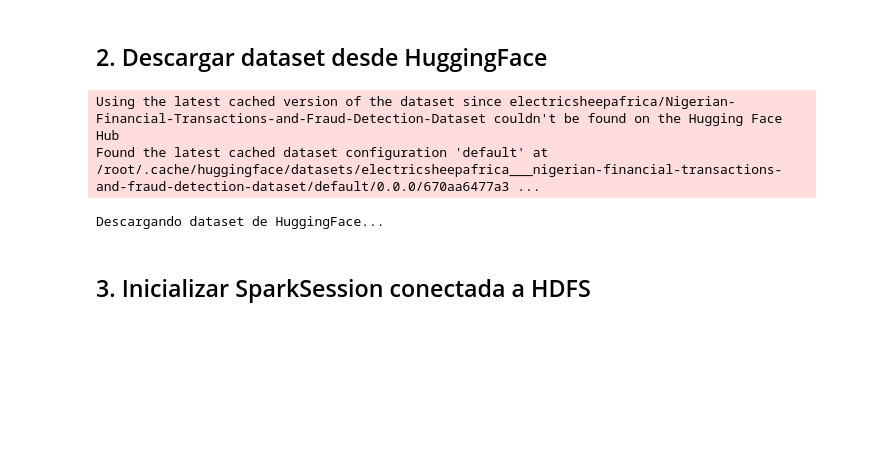
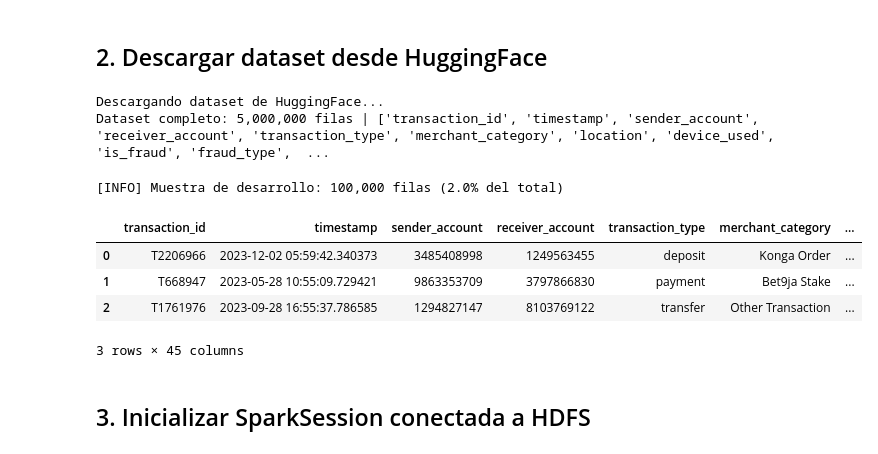
Before and after one commit to ZuhirDev/ml-fraud-detection, a Jupyter notebook: notebooks/hadoop_pyspark_ingesta.ipynb, the cells around one changed output. Drawn from its saved outputs; the diff is of its cells as text; code cells hidden in the pictures; blank space fills up the shorter version.

```diff
--- a/notebooks/hadoop_pyspark_ingesta.ipynb
+++ b/notebooks/hadoop_pyspark_ingesta.ipynb
@@ -34,21 +34,46 @@ WARNING: Running pip as the 'root' user can result in broken permissions and con
 # %%
 from datasets import load_dataset
 import pandas as pd
+
+# Tamaño de muestra para el pipeline de desarrollo.
+# El modelo fue entrenado con el dataset completo; aquí solo demostramos
+# el flujo Spark → HDFS. Con 100 k filas el pipeline completa en ~1 min.
+SAMPLE_SIZE = 100_000
 
 print("Descargando dataset de HuggingFace...")
 dataset = load_dataset(
     "electricsheepafrica/Nigerian-Financial-Transactions-and-Fraud-Detection-Dataset",
     trust_remote_code=True
 )
 
-# Convertir a pandas para inspección rápida
-df_raw = dataset["train"].to_pandas()
-print(f"Filas: {len(df_raw):,}  |  Columnas: {df_raw.columns.tolist()}")
+df_full = dataset["train"].to_pandas()
+print(f"Dataset completo: {len(df_full):,} filas | {df_full.columns.tolist()}")
+
+# Muestreo estratificado por clase para mantener proporción de fraude
+if len(df_full) > SAMPLE_SIZE:
+    fraud_col = next((c for c in df_full.columns if "fraud" in c.lower() or "label" in c.lower()), None)
+    if fraud_col:
+        df_raw = (
+            df_full.groupby(fraud_col, group_keys=False)
+                   .apply(lambda g: g.sample(frac=SAMPLE_SIZE / len(df_full), random_state=42))
+                   .reset_index(drop=True)
+        )
+    else:
+        df_raw = df_full.sample(n=SAMPLE_SIZE, random_state=42).reset_index(drop=True)
+    print(f"[INFO] Muestra de desarrollo: {len(df_raw):,} filas ({100*len(df_raw)/len(df_full):.1f}% del total)")
+else:
+    df_raw = df_full
+
 df_raw.head(3)
 # %% [output]
-Using the latest cached version of the dataset since electricsheepafrica/Nigerian-Financial-Transactions-and-Fraud-Detection-Dataset couldn't be found on the Hugging Face Hub
-Found the latest cached dataset configuration 'default' at /root/.cache/huggingface/datasets/electricsheepafrica___nigerian-financial-transactions-and-fraud-detection-dataset/default/0.0.0/670aa6477a3 ...
+Descargando dataset de HuggingFace...
+Dataset completo: 5,000,000 filas | ['transaction_id', 'timestamp', 'sender_account', 'receiver_account', 'transaction_type', 'merchant_category', 'location', 'device_used', 'is_fraud', 'fraud_type',  ...
-Descargando dataset de HuggingFace...
+[INFO] Muestra de desarrollo: 100,000 filas (2.0% del total)
+|  | transaction_id | timestamp | sender_account | receiver_account | transaction_type | merchant_category | ... |
+| 0 | T2206966 | 2023-12-02 05:59:42.340373 | 3485408998 | 1249563455 | deposit | Konga Order | ... |
+| 1 | T668947 | 2023-05-28 10:55:09.729421 | 9863353709 | 3797866830 | payment | Bet9ja Stake | ... |
+| 2 | T1761976 | 2023-09-28 16:55:37.786585 | 1294827147 | 8103769122 | transfer | Other Transaction | ... |
+3 rows × 45 columns
 # %% [markdown]
 ## 3. Inicializar SparkSession conectada a HDFS
 # %%
```
Also changed, not shown: parts of 8 cells of this notebook, 3 other files.
